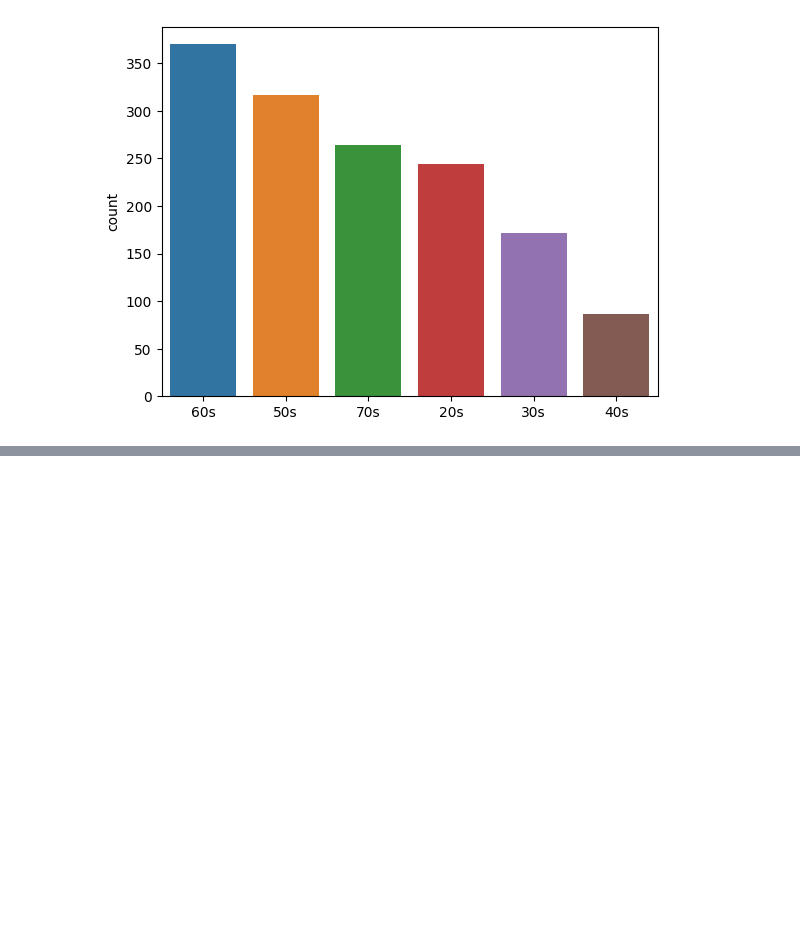
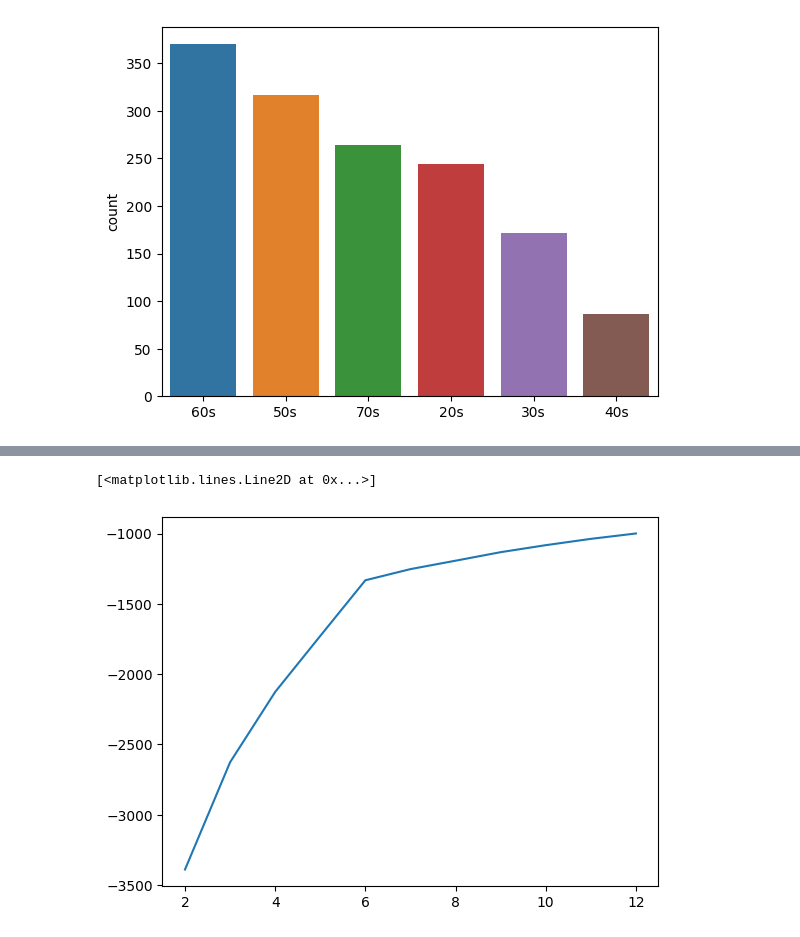
Before and after one commit to DevSwarnabha/marketSegmentationAnalysis, a Jupyter notebook: ProjectML.ipynb, the cells around one changed output, grey strips where cells are left out. Cells and saved outputs as stored; diff of their text form; code cells hidden in the pictures; blank space fills up the shorter version.

```diff
--- a/ProjectML.ipynb
+++ b/ProjectML.ipynb
@@ -165,0 +173,5 @@ TypeError: Singleton array array(0.2) cannot be considered a valid collection.
+# %%
+plt.plot([i for i in range(2,13)], predicted_score.values())
+# %% [output]
+[<matplotlib.lines.Line2D at 0x...>]
+[figure, added]
```
Also changed, not shown: parts of 9 cells of this notebook.
